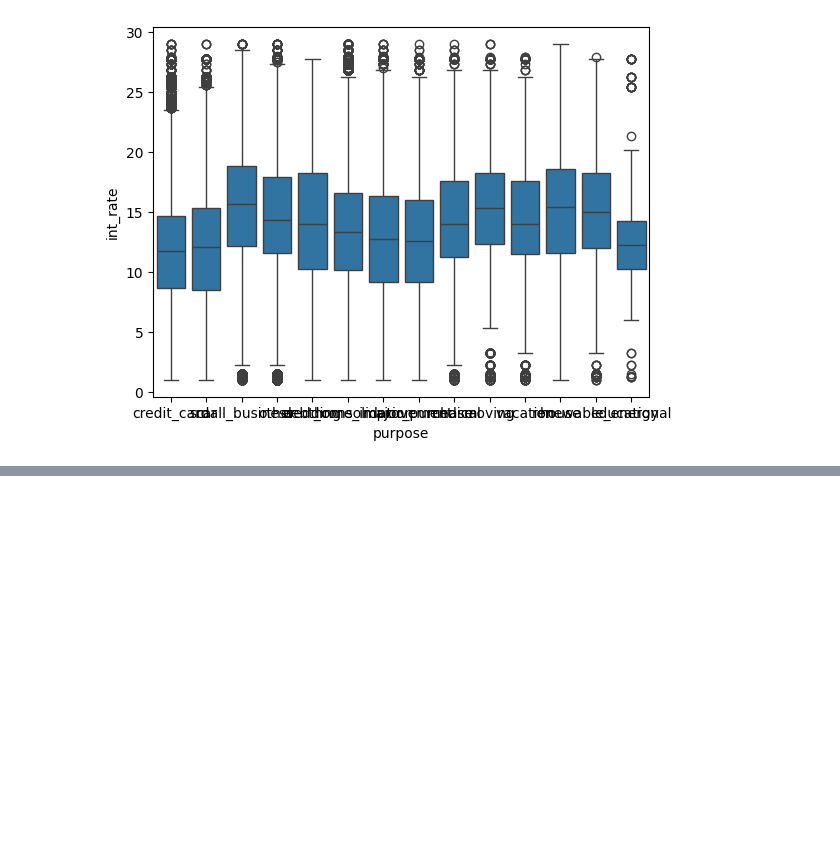
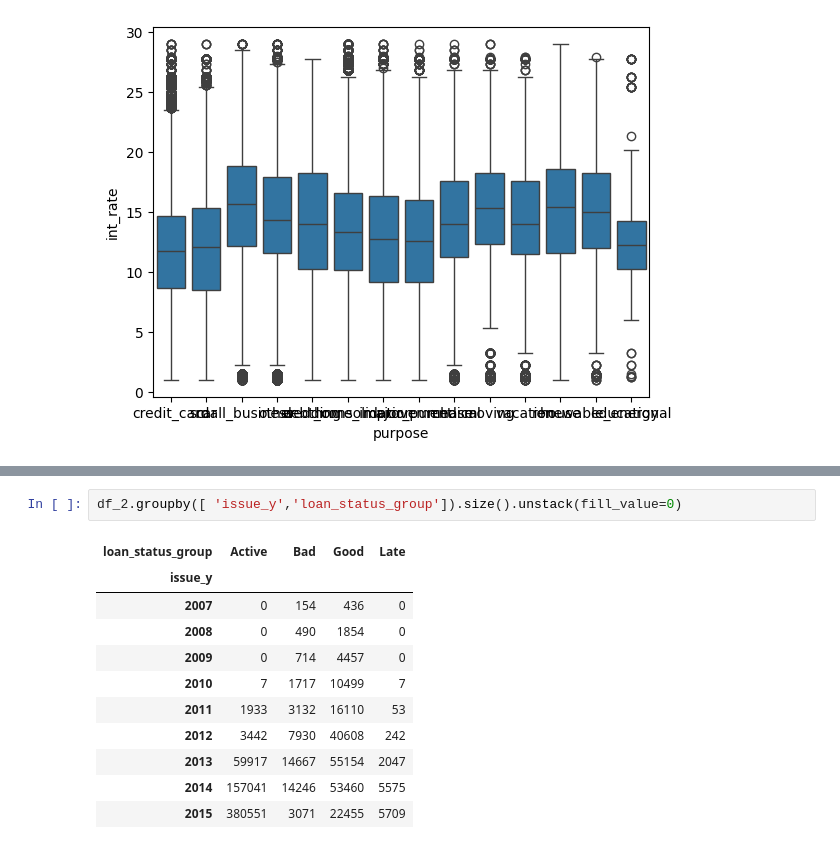
Before and after one commit to yuhueoeo/Beajar_DS, a Jupyter notebook: FS_Customer_Loan.ipynb, the cells around one changed output, grey strips where cells are left out. Saved outputs shown, nothing was run; the diff lists cells and outputs as text; blank space fills up the shorter version.

```diff
--- a/FS_Customer_Loan.ipynb
+++ b/FS_Customer_Loan.ipynb
@@ -595,0 +678,14 @@ sns.boxplot(x='purpose', y='int_rate', data=df_2)
+# %%
+df_2.groupby([ 'issue_y','loan_status_group']).size().unstack(fill_value=0)
+# %% [output]
+| loan_status_group | Active | Bad | Good | Late |
+| issue_y |  |  |  |  |
+| 2007 | 0 | 154 | 436 | 0 |
+| 2008 | 0 | 490 | 1854 | 0 |
+| 2009 | 0 | 714 | 4457 | 0 |
+| 2010 | 7 | 1717 | 10499 | 7 |
+| 2011 | 1933 | 3132 | 16110 | 53 |
+| 2012 | 3442 | 7930 | 40608 | 242 |
+| 2013 | 59917 | 14667 | 55154 | 2047 |
+| 2014 | 157041 | 14246 | 53460 | 5575 |
+| 2015 | 380551 | 3071 | 22455 | 5709 |
```
Also changed, not shown: parts of 6 cells of this notebook.
